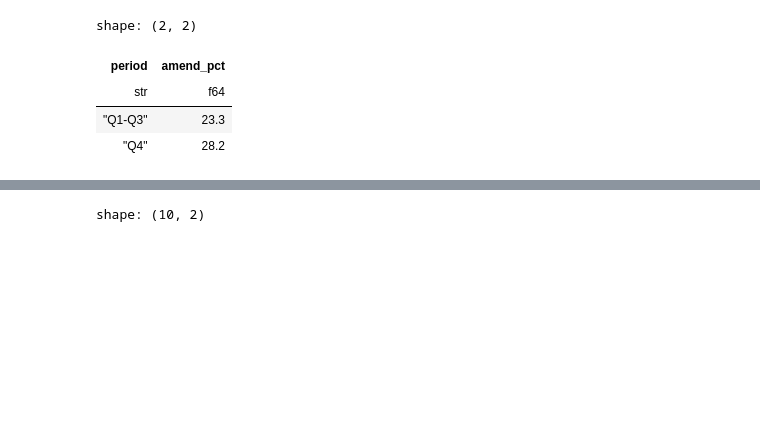
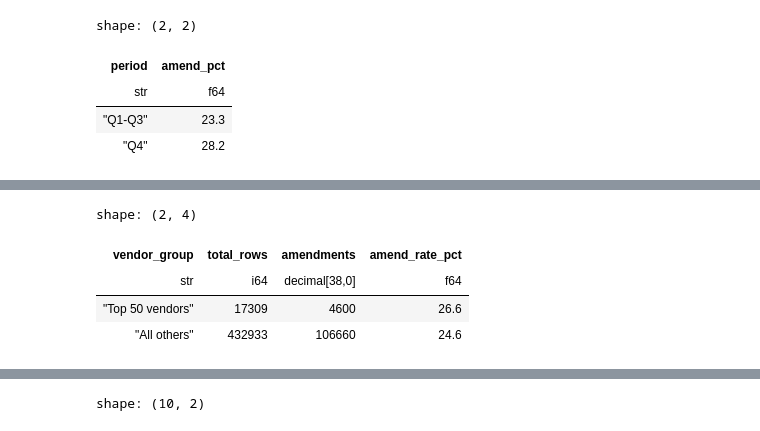
Before and after one commit to AmenTauhid/2026-to-2027-internship-interview-assignment-aymantauhid, a Jupyter notebook: notebooks/phase2-profiling.ipynb, the cells around one changed output, grey strips where cells are left out. Saved outputs shown, nothing was run; the diff lists cells and outputs as text; code cells hidden in the pictures; blank space fills up the shorter version.

```diff
--- a/notebooks/phase2-profiling.ipynb
+++ b/notebooks/phase2-profiling.ipynb
@@ -359,0 +421,28 @@ Before I commit to these threads, let me flag the anomalies I've noticed along t
+# %%
+# Do top vendors get amended more? Compare top 50 by value vs everyone else
+con.sql("""
+    WITH vendor_val AS (
+        SELECT vendor_name, SUM(val) AS total_val
+        FROM data WHERE instrument_type = 'C' AND reporting_period >= '2019-2020' AND vendor_name IS NOT NULL
+        GROUP BY vendor_name
+    ),
+    top50 AS (
+        SELECT vendor_name FROM vendor_val ORDER BY total_val DESC LIMIT 50
+    )
+    SELECT
+        CASE WHEN t.vendor_name IS NOT NULL THEN 'Top 50 vendors' ELSE 'All others' END AS vendor_group,
+        COUNT(*) AS total_rows,
+        SUM(CASE WHEN d.instrument_type = 'A' THEN 1 ELSE 0 END) AS amendments,
+        ROUND(SUM(CASE WHEN d.instrument_type = 'A' THEN 1 ELSE 0 END)*100.0/COUNT(*), 1) AS amend_rate_pct
+    FROM data d
+    LEFT JOIN top50 t ON d.vendor_name = t.vendor_name
+    WHERE d.reporting_period >= '2019-2020' AND d.vendor_name IS NOT NULL
+    GROUP BY CASE WHEN t.vendor_name IS NOT NULL THEN 'Top 50 vendors' ELSE 'All others' END
+    ORDER BY amend_rate_pct DESC
+""").pl()
+# %% [output]
+shape: (2, 4)
+| vendor_group | total_rows | amendments | amend_rate_pct |
+| str | i64 | decimal[38,0] | f64 |
+| "Top 50 vendors" | 17309 | 4600 | 26.6 |
+| "All others" | 432933 | 106660 | 24.6 |
```
Also changed, not shown: parts of 10 cells of this notebook.
